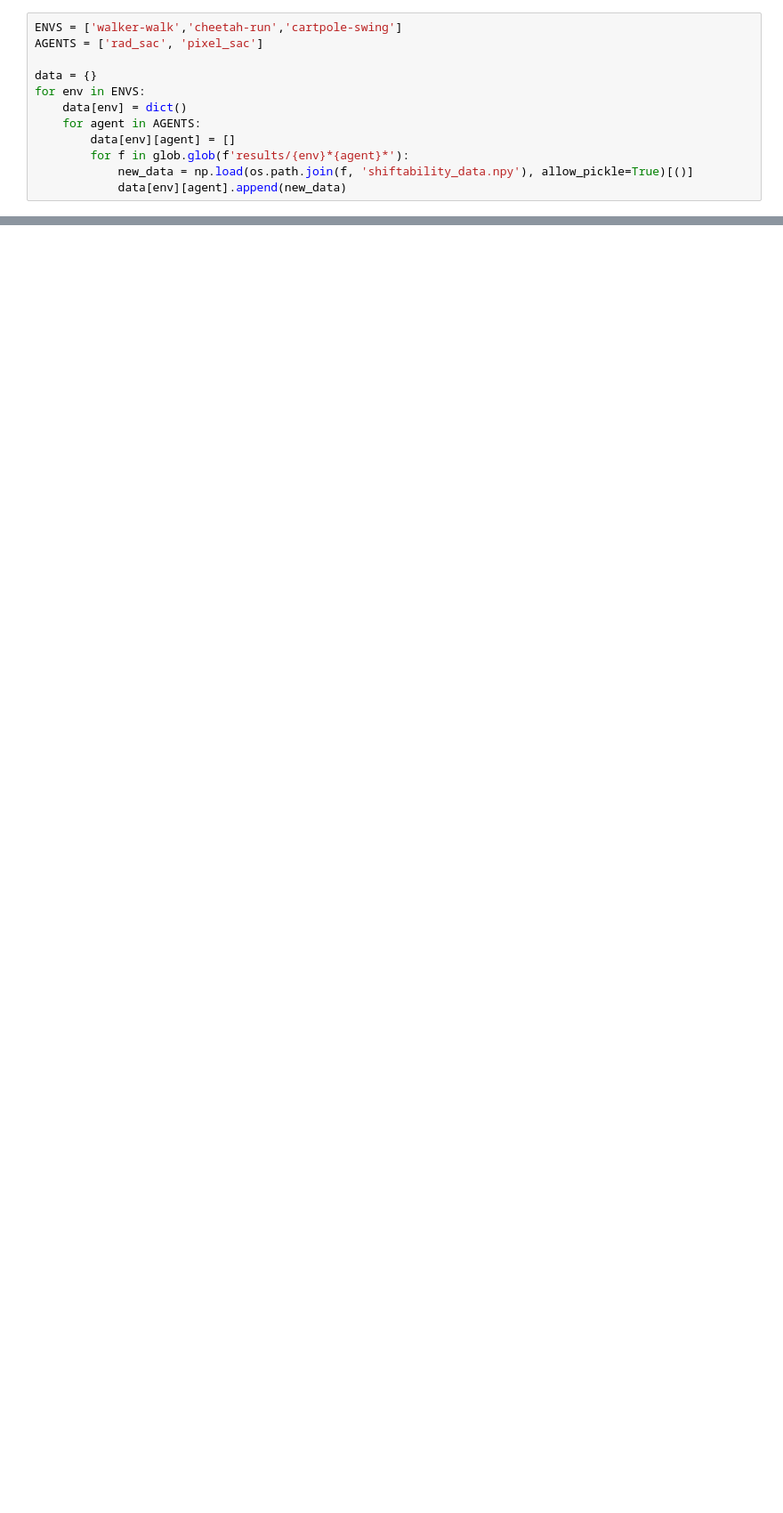
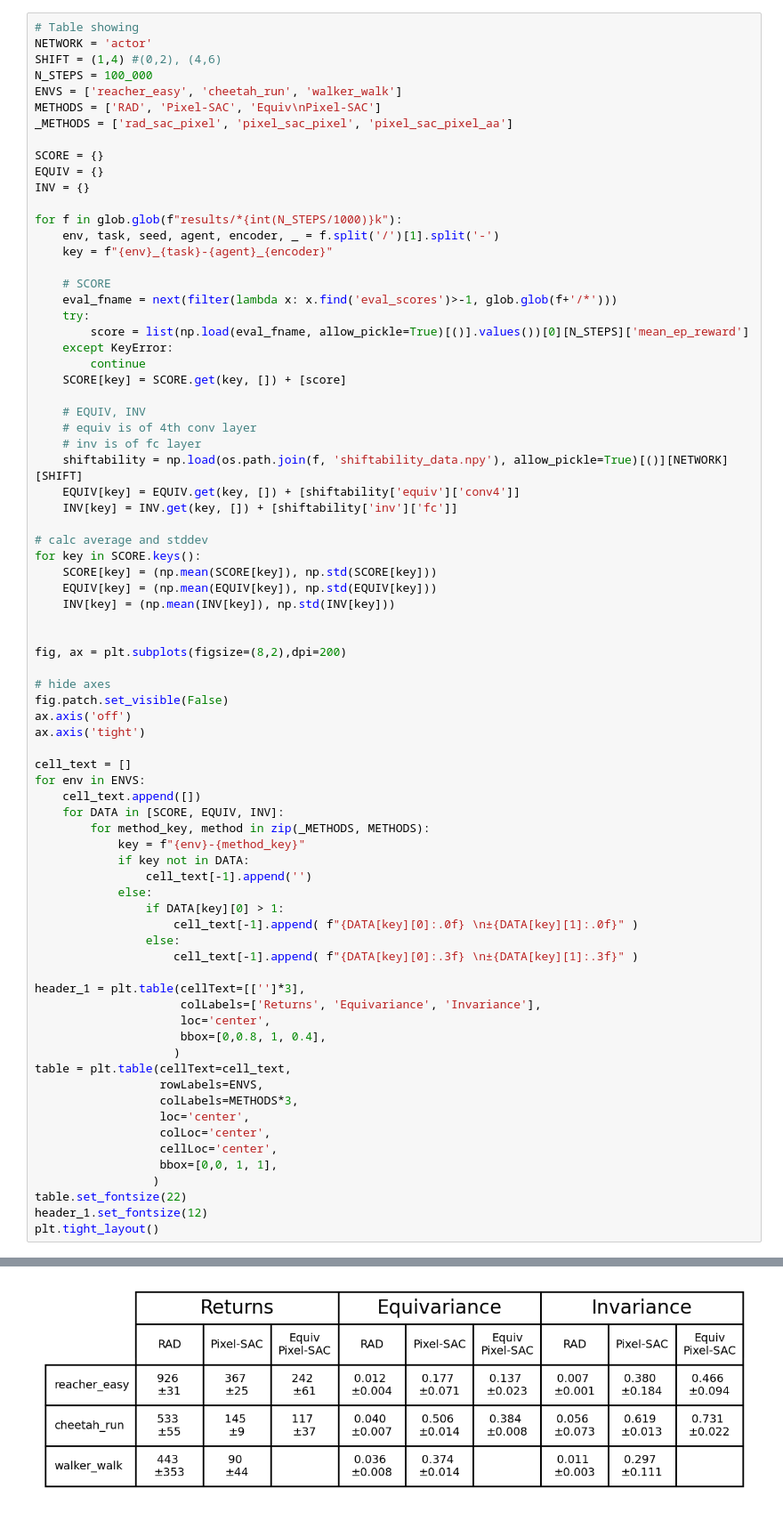
Before and after one commit to dmklee/rad, a Jupyter notebook: Plotting.ipynb, the cells around one changed output, grey strips where cells are left out. Shown at 89% size. Saved outputs shown, nothing was run; the diff lists cells and outputs as text; blank space fills up the shorter version.

```diff
--- a/Plotting.ipynb
+++ b/Plotting.ipynb
@@ -6,13 +100,77 @@ import glob
 # %%
-ENVS = ['walker-walk','cheetah-run','cartpole-swing']
-AGENTS = ['rad_sac', 'pixel_sac']
+# Table showing
+NETWORK = 'actor'
+SHIFT = (1,4) #(0,2), (4,6)
+N_STEPS = 100_000
+ENVS = ['reacher_easy', 'cheetah_run', 'walker_walk']
+METHODS = ['RAD', 'Pixel-SAC', 'Equiv\nPixel-SAC']
+_METHODS = ['rad_sac_pixel', 'pixel_sac_pixel', 'pixel_sac_pixel_aa']
 
-data = {}
+SCORE = {}
+EQUIV = {}
+INV = {}
+
+for f in glob.glob(f"results/*{int(N_STEPS/1000)}k"):
+    env, task, seed, agent, encoder, _ = f.split('/')[1].split('-')
+    key = f"{env}_{task}-{agent}_{encoder}"
+
+    # SCORE
+    eval_fname = next(filter(lambda x: x.find('eval_scores')>-1, glob.glob(f+'/*')))
+    try:
+        score = list(np.load(eval_fname, allow_pickle=True)[()].values())[0][N_STEPS]['mean_ep_reward']
+    except KeyError:
+        continue
+    SCORE[key] = SCORE.get(key, []) + [score]
+
+    # EQUIV, INV
+    # equiv is of 4th conv layer
+    # inv is of fc layer
+    shiftability = np.load(os.path.join(f, 'shiftability_data.npy'), allow_pickle=True)[()][NETWORK][SHIFT]
+    EQUIV[key] = EQUIV.get(key, []) + [shiftability['equiv']['conv4']]
+    INV[key] = INV.get(key, []) + [shiftability['inv']['fc']]
+
+# calc average and stddev
+for key in SCORE.keys():
+    SCORE[key] = (np.mean(SCORE[key]), np.std(SCORE[key]))
+    EQUIV[key] = (np.mean(EQUIV[key]), np.std(EQUIV[key]))
+    INV[key] = (np.mean(INV[key]), np.std(INV[key]))
+
+
+fig, ax = plt.subplots(figsize=(8,2),dpi=200)
+
+# hide axes
+fig.patch.set_visible(False)
+ax.axis('off')
+ax.axis('tight')
+
+cell_text = []
 for env in ENVS:
-    data[env] = dict()
-    for agent in AGENTS:
-        data[env][agent] = []
-        for f in glob.glob(f'results/{env}*{agent}*'):
-            new_data = np.load(os.path.join(f, 'shiftability_data.npy'), allow_pickle=True)[()]
-            data[env][agent].append(new_data)
+    cell_text.append([])
+    for DATA in [SCORE, EQUIV, INV]:
+        for method_key, method in zip(_METHODS, METHODS):
+            key = f"{env}-{method_key}"
+            if key not in DATA:
+                cell_text[-1].append('')
+            else:
+                if DATA[key][0] > 1:
+                    cell_text[-1].append( f"{DATA[key][0]:.0f} \n±{DATA[key][1]:.0f}" )
+                else:
+                    cell_text[-1].append( f"{DATA[key][0]:.3f} \n±{DATA[key][1]:.3f}" )
+
+header_1 = plt.table(cellText=[['']*3],
+                     colLabels=['Returns', 'Equivariance', 'Invariance'],
+                     loc='center',
+                     bbox=[0,0.8, 1, 0.4],
+                    )
+table = plt.table(cellText=cell_text,
+                  rowLabels=ENVS,
+                  colLabels=METHODS*3,
+                  loc='center',
+                  colLoc='center',
+                  cellLoc='center',
+                  bbox=[0,0, 1, 1],
+                 )
+table.set_fontsize(22)
+header_1.set_fontsize(12)
+plt.tight_layout()
 # %% [output]
@@ -19,0 +177 @@ for env in ENVS:
+[figure, added]
```
Also changed, not shown: parts of 10 cells of this notebook.
